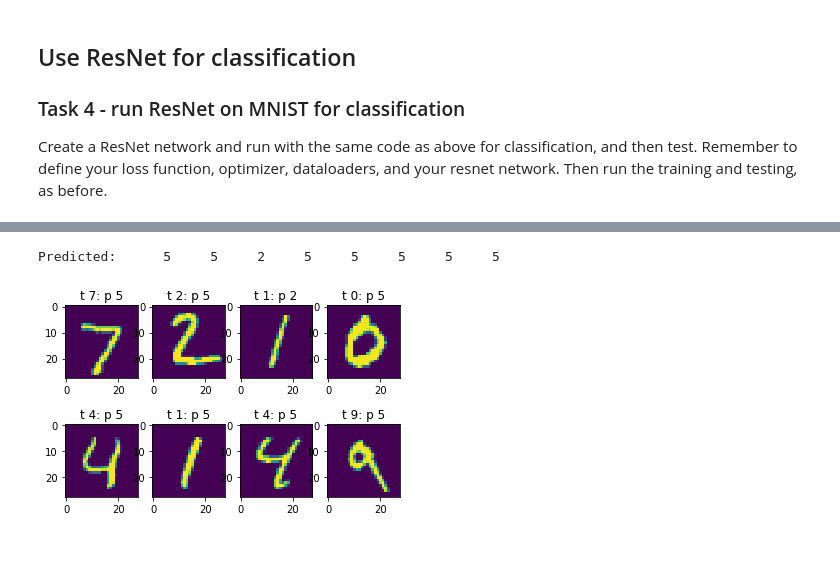
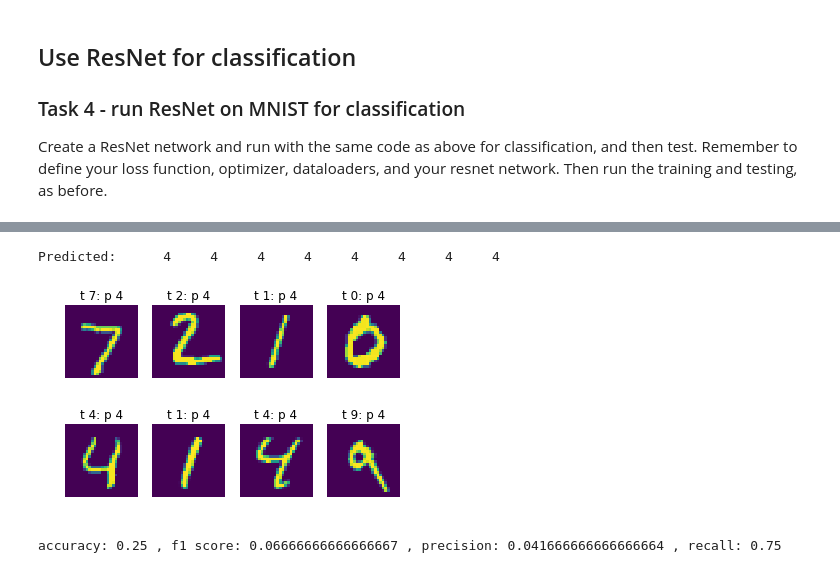
Before and after one commit to CherBass/pytorch_tutorials, a Jupyter notebook: simple_classification_regression.ipynb, the cells around one changed output, grey strips where cells are left out. Saved outputs shown, nothing was run; the diff lists cells and outputs as text; code cells hidden in the pictures.

```diff
--- a/simple_classification_regression.ipynb
+++ b/simple_classification_regression.ipynb
@@ -378,19 +390,20 @@ test_iterator = iter(test_loader)
 #Get a batch of testing images
 images, labels = test_iterator.next()
 # %%
-results = net(images)
+y_score = net(images)
 # get predicted class from the class probabilities
-_, predicted = torch.max(results, 1)
+_, y_pred = torch.max(y_score, 1)
 
-print('Predicted: ', ' '.join('%5s' % classes[predicted[j]] for j in range(8)))
+print('Predicted: ', ' '.join('%5s' % classes[y_pred[j]] for j in range(8)))
 
-# plot results - true label (t) vs predicted label (p)
+# plot y_score - true label (t) vs predicted label (p)
 fig2 = plt.figure()
 for i in range(8):
     fig2.add_subplot(rows, columns, i+1)
-    plt.title('t ' + classes[labels[i]] + ': p ' + classes[predicted[i]])
+    plt.title('t ' + classes[labels[i]] + ': p ' + classes[y_pred[i]])
     img = images[i] / 2 + 0.5     # this is to unnormalize the image
     img = torchvision.transforms.ToPILImage()(img)
+    plt.axis('off')
     plt.imshow(img)
 plt.show()
 # %% [output]
@@ -401,13 +414,6 @@ Predicted:      7     2     1     0     4     1     4     9
 
 We will now use the predictions to compute the accuracy, f1 score, precision and recall. These are scores commonly used to evaluate classification, in particular the f1 score is a good measure for datasets with imbalanced classes.
 # %%
-labels = labels.data.numpy()
-predicted = predicted.data.numpy()
+# first convert tensors to numpy
+y_true = labels.data.numpy()
+y_pred = y_pred.data.numpy()
-# %%
-# first convert labels and predictions to one hot vectors
-labels_v = np.zeros((labels.shape[0], 10))
-predicted_v = np.zeros((predicted.shape[0], 10))
-
-for i in np.arange(labels.shape[0]):
-    labels_v[i,labels[i]] = 1
-    predicted_v[i,predicted[i]] = 1
@@ -567,7 +567,7 @@ optimizer = optim.SGD(net.parameters(), lr=0.001, momentum=0.9)
 
 resnet = ResNet18()
 # %%
-epochs = 2
+epochs = 1
 for epoch in range(epochs):
 
     # enumerate can be used to output iteration index i, as well as the data
@@ -613,24 +613,36 @@ for epoch in range(epochs):
 # %%
 #make an iterator from test_loader
 #Get a batch of testing images
 test_iterator = iter(test_loader)
 images, labels = test_iterator.next()
 
-results = resnet(images)
+y_score = resnet(images)
 # get predicted class from the class probabilities
-_, predicted = torch.max(results, 1)
+_, y_pred = torch.max(y_score, 1)
 
-print('Predicted: ', ' '.join('%5s' % classes[predicted[j]] for j in range(8)))
+print('Predicted: ', ' '.join('%5s' % classes[y_pred[j]] for j in range(8)))
 
-# plot results - true label (t) vs predicted label (p)
+# plot y_score - true label (t) vs predicted label (p)
 fig2 = plt.figure()
 for i in range(8):
     fig2.add_subplot(rows, columns, i+1)
-    plt.title('t ' + classes[labels[i]] + ': p ' + classes[predicted[i]])
+    plt.title('t ' + classes[labels[i]] + ': p ' + classes[y_pred[i]])
     img = images[i] / 2 + 0.5     # this is to unnormalize the image
     img = torchvision.transforms.ToPILImage()(img)
+    plt.axis('off')
     plt.imshow(img)
 plt.show()
 # %% [output]
-Predicted:      5     5     2     5     5     5     5     5
+Predicted:      4     4     4     4     4     4     4     4
-[figure, old version]
+[figure, new version]
+# %%
+y_true = labels.data.numpy()
+y_pred = y_pred.data.numpy()
+
+accuracy = accuracy_score(y_true, y_pred)
+f1 = f1_score(y_true, y_pred, average='macro')
+precision = precision_score(y_true, y_pred, average='macro')
+recall = recall_score(y_true, y_pred, average='macro')
+print('accuracy:', accuracy, ', f1 score:', f1, ', precision:', precision, ', recall:', tpr)
+# %% [output]
+accuracy: 0.25 , f1 score: 0.06666666666666667 , precision: 0.041666666666666664 , recall: 0.75
```
Also changed, not shown: parts of 15 cells of this notebook, 4 other files.
